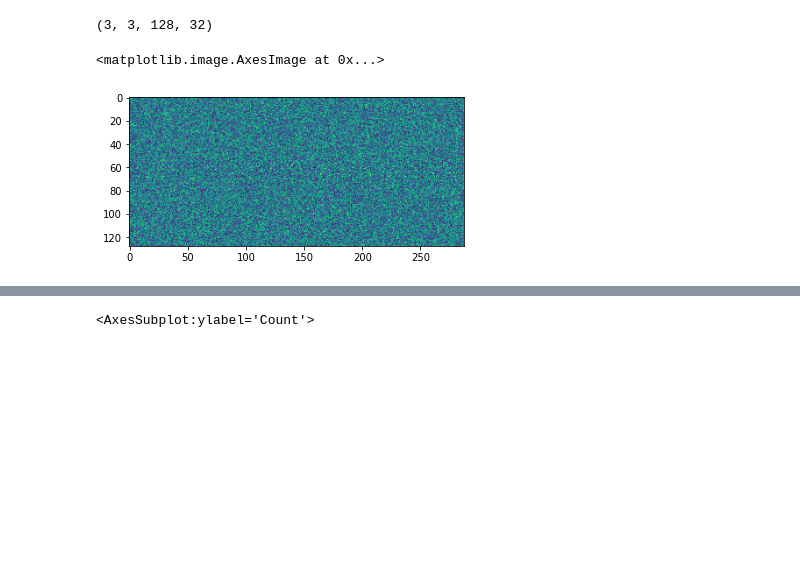
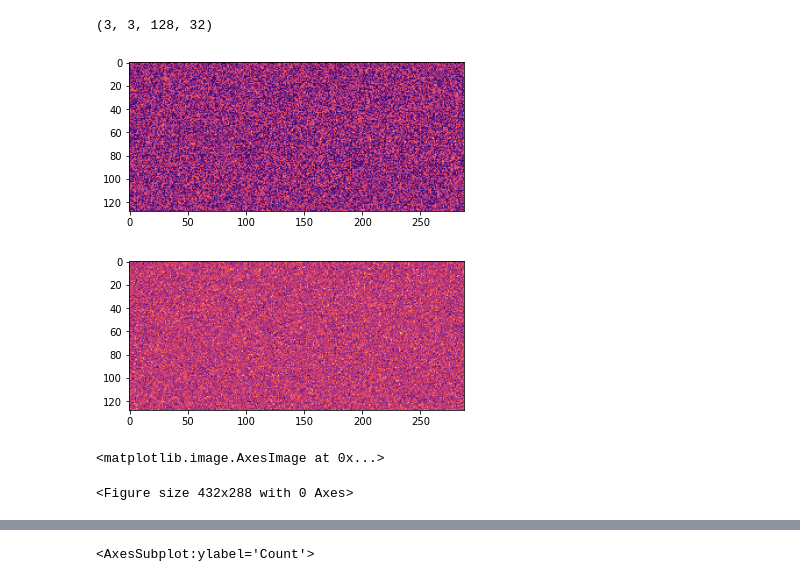
Before and after one commit to maxzvyagin/cross_framework_hpo, a Jupyter notebook: cross_framework_hpo/analysis/notebooks/weight_histogram.ipynb, the cells around one changed output, grey strips where cells are left out. Saved outputs shown, nothing was run; the diff lists cells and outputs as text; code cells hidden in the pictures; blank space fills up the shorter version.

```diff
--- a/cross_framework_hpo/analysis/notebooks/weight_histogram.ipynb
+++ b/cross_framework_hpo/analysis/notebooks/weight_histogram.ipynb
@@ -46,5 +30,5 @@ len(torch_params)
 # %%
-tf_model =tf.keras.applications.densenet.DenseNet121(weights=None, input_shape=(32, 32, 3), classes=100)
+tf_model =tf.keras.applications.densenet.DenseNet121(weights=None, input_shape=(3, 32, 32), classes=100)
 tf_model.load_weights('/Users/mzvyagin/Documents/cross_framework_hpo/cross_framework_hpo/cifar100/densenet_lambda/model_weights/dual_train_32d9da9etf_model')
 # %% [output]
 <tensorflow.python.training.tracking.util.CheckpointLoadStatus at 0x...>
@@ -65,7 +49,20 @@ tf_final_conv.shape
 # %% [output]
 (3, 3, 128, 32)
 # %%
-plt.imshow(tf_final_conv.reshape(128, -1))
+plt.imshow(tf_final_conv.reshape(128, -1), cmap='magma')
+plt.savefig('tf_final_conv.png', dpi=300)
 # %% [output]
-<matplotlib.image.AxesImage at 0x...>
-[figure, old version]
+[figure, new version]
+# %%
+f = plt.imshow(torch_final_conv.reshape(128, -1), cmap='magma')
+plt.savefig('torch_final_conv.png', dpi=300)
+# %% [output]
+[figure, added]
+# %%
+f
+# %% [output]
+<matplotlib.image.AxesImage at 0x...>
+# %%
+fig = plt.gcf()
+# %% [output]
+<Figure size 432x288 with 0 Axes>
```
Also changed, not shown: parts of 7 cells of this notebook, 32 other files.
